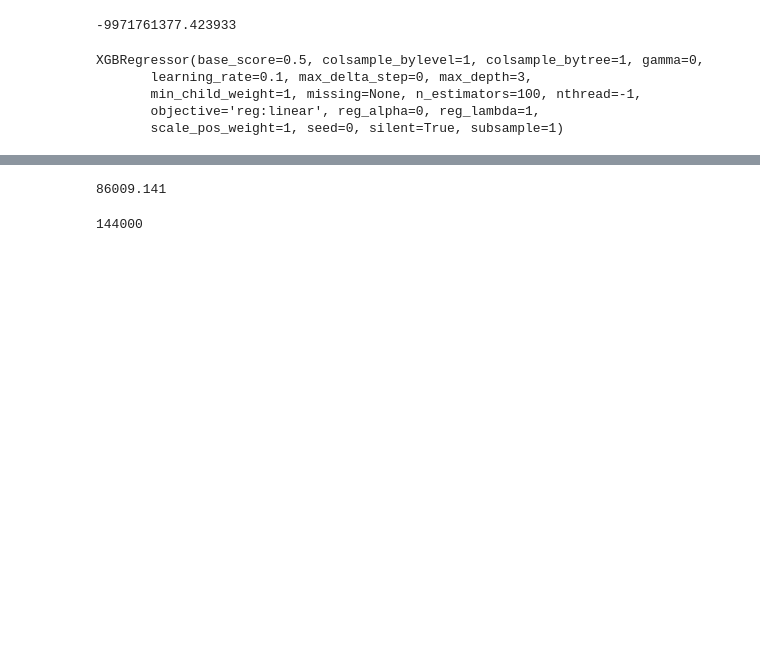
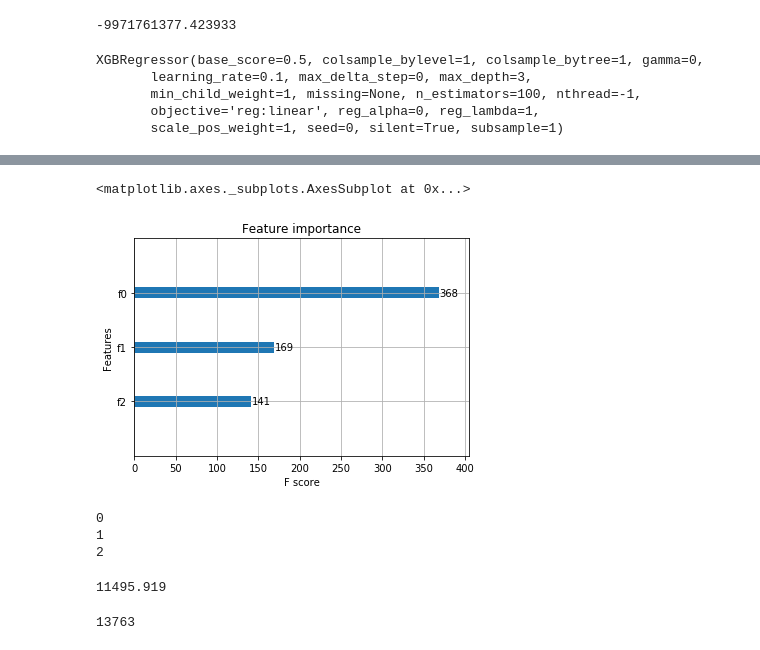
Before and after one commit to gvsi/instagram-like-predictor, a Jupyter notebook: NLP.ipynb, the cells around one changed output, grey strips where cells are left out. Cells and saved outputs as stored; diff of their text form; code cells hidden in the pictures; blank space fills up the shorter version.

```diff
--- a/NLP.ipynb
+++ b/NLP.ipynb
@@ -237,0 +313,14 @@ x
+# %%
+test_emoji = np.zeros(shape=(1,746))
+for i in range (16148):
+    for j in range(746):
+        if test[i][j] > 0:
+            test_emoji[:,j]+=test[i][j]
+# %%
+count = 0
+count_list = []
+for i in range(746):
+    if test_emoji[:,i]>175:
+        count+=1
+        count_list.append(i)
+count_list
@@ -237,0 +345,3 @@ x
+# %%
+clean_features_emoji = pd.DataFrame(data=test[:,count_list])
+clean_features_emoji.describe()
@@ -561,9 +713,11 @@ clean_name_features.shape
 # %% [markdown]
 # XGBoost
 # %%
-#dataset1 = np.hstack((clean_places_features,clean_mentions_features,clean_tag_features,clean_user_features,clean_features))
-dataset1 = np.hstack((clean_name_features, clean_features))
-dataset2 = np.hstack((data.numberFollowers.as_matrix().reshape(20740,1), data.numberFollowing.as_matrix().reshape(20740,1), data.numberPosts.as_matrix().reshape(20740,1)))
+#dataset1 = np.hstack((clean_places_features,clean_mentions_features,clean_tag_features,clean_user_features,clean_features, clean_name_features))
+dataset1 = np.hstack((clean_features, clean_features_emoji))
+#dataset1 = np.hstack((clean_name_features))
+#dataset2 = np.hstack((data.aliasNum.as_matrix().reshape(16539,1), data.numberFollowers.as_matrix().reshape(16539,1), data.numberFollowing.as_matrix().reshape(16539,1), data.numberPosts.as_matrix().reshape(16539,1)))
+dataset2 = np.hstack((data.numberFollowers.as_matrix().reshape(16539,1), data.numberFollowing.as_matrix().reshape(16539,1), data.numberPosts.as_matrix().reshape(16539,1)))
 # %%
 dataset1.shape
 # %% [output]
@@ -631,13 +787,27 @@ model.score(x_test,y_test)
+# %%
+xgb.plot_importance(model)
+# %% [output]
+<matplotlib.axes._subplots.AxesSubplot at 0x...>
+[figure, added]
+# %%
+vec = model.feature_importances_
+for i in range(len(vec)):
+    if vec[i] > .05:
+        print(i)
+# %% [output]
+0
+1
+2
 # %%
 testing = model.predict(x_test)
 # %%
-testing[4]
+testing[90]
 # %% [output]
-86009.141
+11495.919
 # %%
-y_test[4]
+y_test[90]
 # %% [output]
-144000
+13763
 # %%
 from sklearn.metrics import mean_squared_error
 model_xgb = xgb.XGBRegressor(max_depth=3, learning_rate=0.48, n_estimators=361)
```
Also changed, not shown: parts of 91 cells of this notebook.
